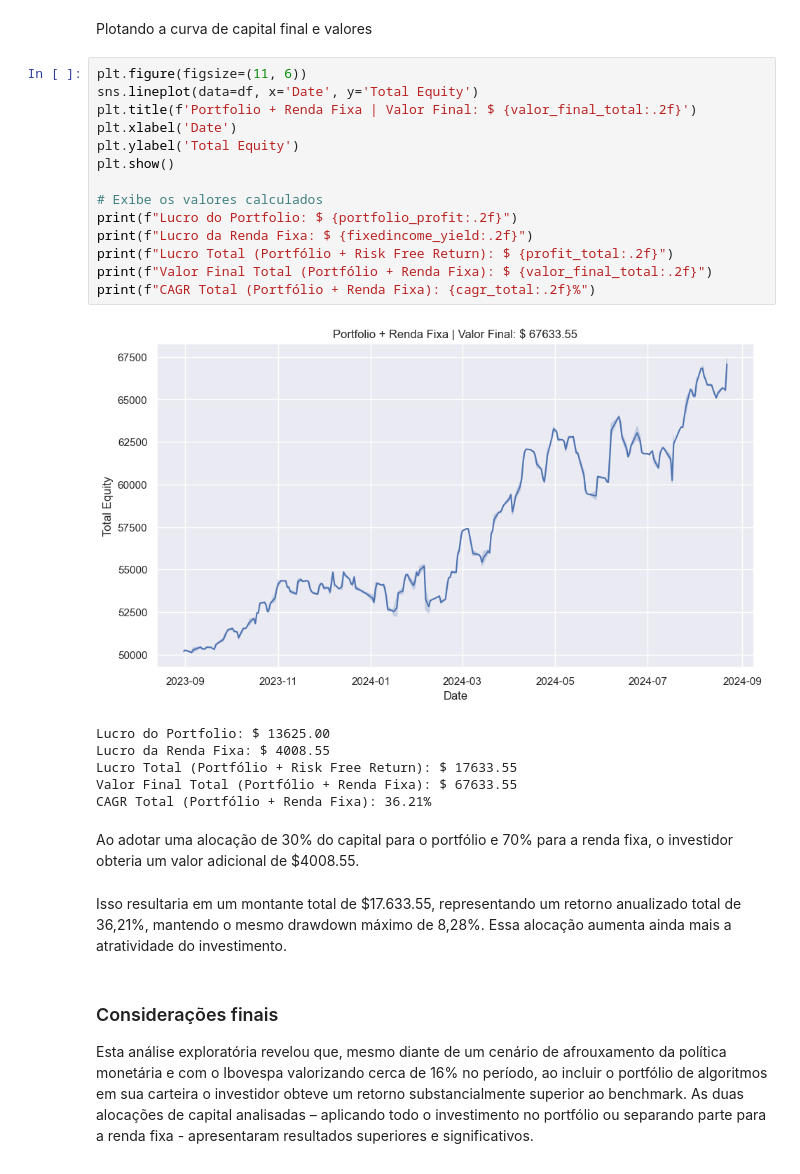
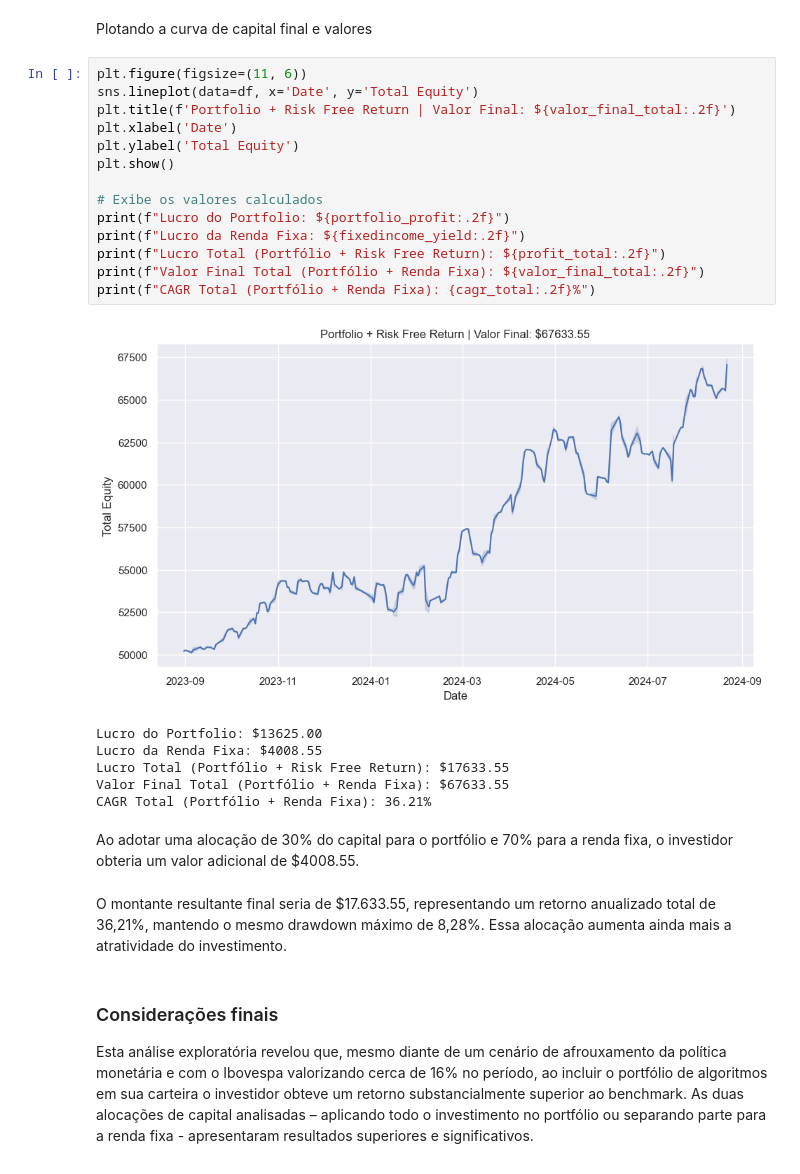
Before and after one commit to davimmoraes/algorithmic-portfolio-live-trading-analysis, a Jupyter notebook: live-trading-portfolio-analysis_PT-BR.ipynb, the cells around one changed output. Saved outputs shown, nothing was run; the diff lists cells and outputs as text.

```diff
--- a/live-trading-portfolio-analysis_PT-BR.ipynb
+++ b/live-trading-portfolio-analysis_PT-BR.ipynb
@@ -648,28 +640,28 @@ Plotando a curva de capital final e valores
 # %%
 plt.figure(figsize=(11, 6))
 sns.lineplot(data=df, x='Date', y='Total Equity')
-plt.title(f'Portfolio + Renda Fixa | Valor Final: $ {valor_final_total:.2f}')
+plt.title(f'Portfolio + Risk Free Return | Valor Final: ${valor_final_total:.2f}')
 plt.xlabel('Date')
 plt.ylabel('Total Equity')
 plt.show()
 
 # Exibe os valores calculados
-print(f"Lucro do Portfolio: $ {portfolio_profit:.2f}")
-print(f"Lucro da Renda Fixa: $ {fixedincome_yield:.2f}")
-print(f"Lucro Total (Portfólio + Risk Free Return): $ {profit_total:.2f}")
-print(f"Valor Final Total (Portfólio + Renda Fixa): $ {valor_final_total:.2f}")
+print(f"Lucro do Portfolio: ${portfolio_profit:.2f}")
+print(f"Lucro da Renda Fixa: ${fixedincome_yield:.2f}")
+print(f"Lucro Total (Portfólio + Risk Free Return): ${profit_total:.2f}")
+print(f"Valor Final Total (Portfólio + Renda Fixa): ${valor_final_total:.2f}")
 print(f"CAGR Total (Portfólio + Renda Fixa): {cagr_total:.2f}%")
 # %% [output]
-[figure, old version]
+[figure, new version]
-Lucro do Portfolio: $ 13625.00
-Lucro da Renda Fixa: $ 4008.55
-Lucro Total (Portfólio + Risk Free Return): $ 17633.55
-Valor Final Total (Portfólio + Renda Fixa): $ 67633.55
+Lucro do Portfolio: $13625.00
+Lucro da Renda Fixa: $4008.55
+Lucro Total (Portfólio + Risk Free Return): $17633.55
+Valor Final Total (Portfólio + Renda Fixa): $67633.55
 CAGR Total (Portfólio + Renda Fixa): 36.21%
 # %% [markdown]
 Ao adotar uma alocação de 30% do capital para o portfólio e 70% para a renda fixa, o investidor obteria um valor adicional de &#36;4008.55.
 # %% [markdown]
-Isso resultaria em um montante total de &#36;17.633.55, representando um retorno anualizado total de 36,21%, mantendo o mesmo drawdown máximo de 8,28%. Essa alocação aumenta ainda mais a atratividade do investimento.<br>
+O montante resultante final seria de &#36;17.633.55, representando um retorno anualizado total de 36,21%, mantendo o mesmo drawdown máximo de 8,28%. Essa alocação aumenta ainda mais a atratividade do investimento.<br>
 # %% [markdown]
 ### Considerações finais
 
```
Also changed, not shown: parts of 5 cells of this notebook.
